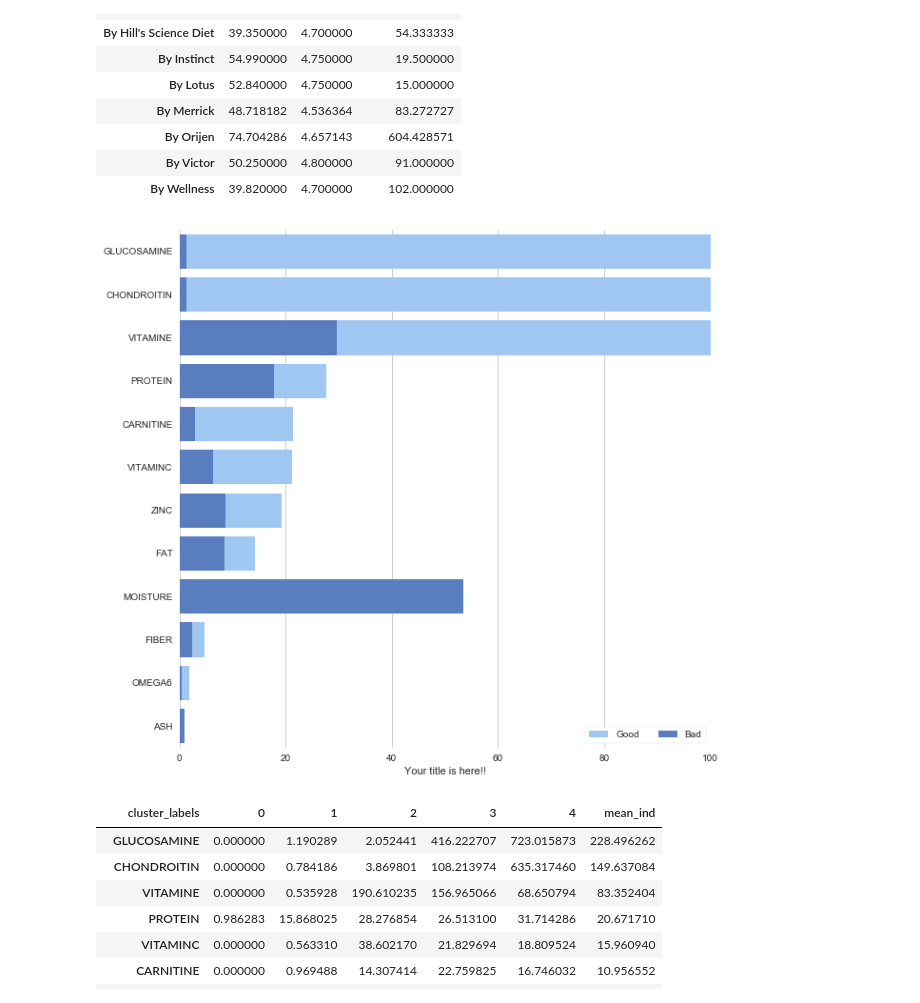
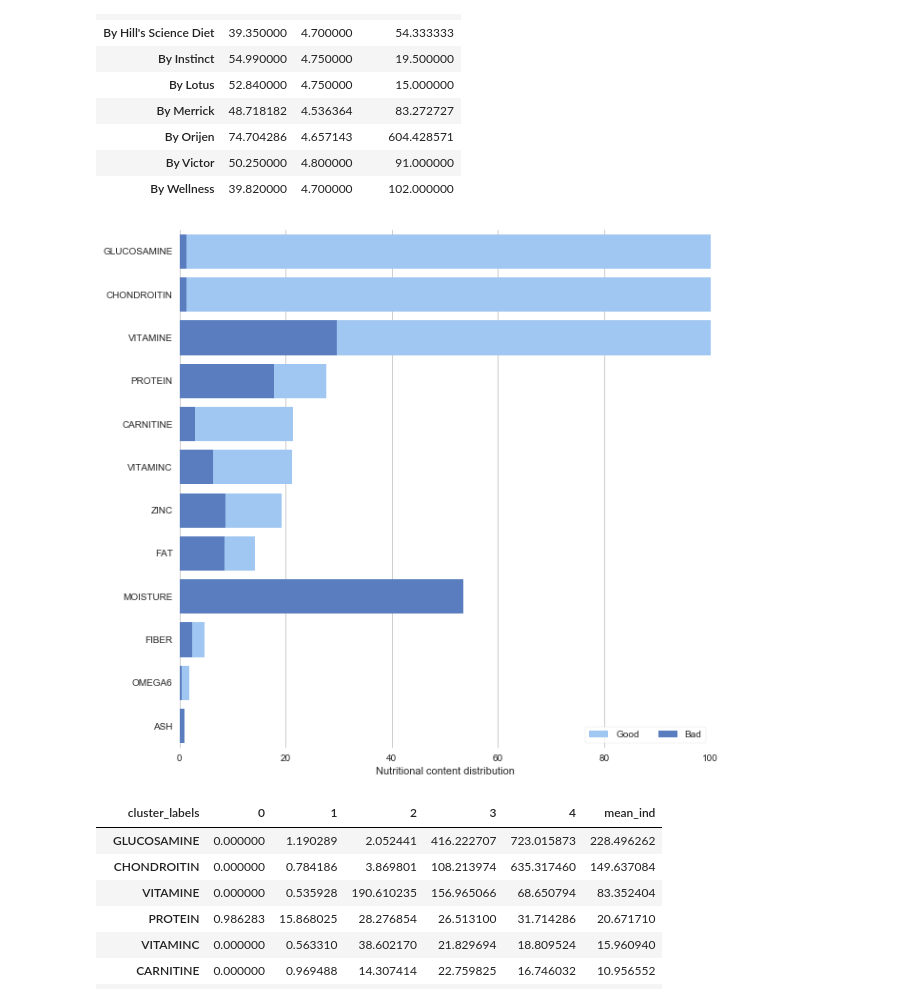
Before and after one commit to summersuny/02scrapyPetProduct, a Jupyter notebook: Dogfood_project_clustering.ipynb, the cells around one changed output. Cells and saved outputs as stored; diff of their text form; code cells hidden in the pictures.

```diff
--- a/Dogfood_project_clustering.ipynb
+++ b/Dogfood_project_clustering.ipynb
@@ -977,28 +977,28 @@ ingredient_table=ingredient_table[ingredient_table.\
 # %%
 import seaborn as sns
 import matplotlib.pyplot as plt
 sns.set(style="whitegrid")
 
 # Initialize the matplotlib figure
 f, ax = plt.subplots(figsize=(10, 10))
 
 # Plot the total ingredient
 sns.set_color_codes("pastel")
 sns.barplot(x="Good", y="index", data=ingredient_table.head(n=12),
             label="Good", color="b")
 
 # Plot the crashes where alcohol was involved
 sns.set_color_codes("muted")
 sns.barplot(x="Bad", y="index", data=ingredient_table.head(n=12),
             label="Bad", color="b")
 
 # Add a legend and informative axis label
 ax.legend(ncol=2, loc="lower right", frameon=True)
 ax.set(xlim=(0, 100), ylabel="",
-       xlabel="Your title is here!!")
+       xlabel="Nutritional content distribution")
 sns.despine(left=True, bottom=True)
 # %% [output]
-[figure, old version]
+[figure, new version]
 # %%
 # ind_data=df2[['cluster_labels','PROTEIN',
 #        'FAT', 'FIBER', 'MOISTURE', 'TAURINE', 'ASH', 'OMEGA6', 'OMEGA3',
```
Also changed, not shown: parts of 1 cell of this notebook.
